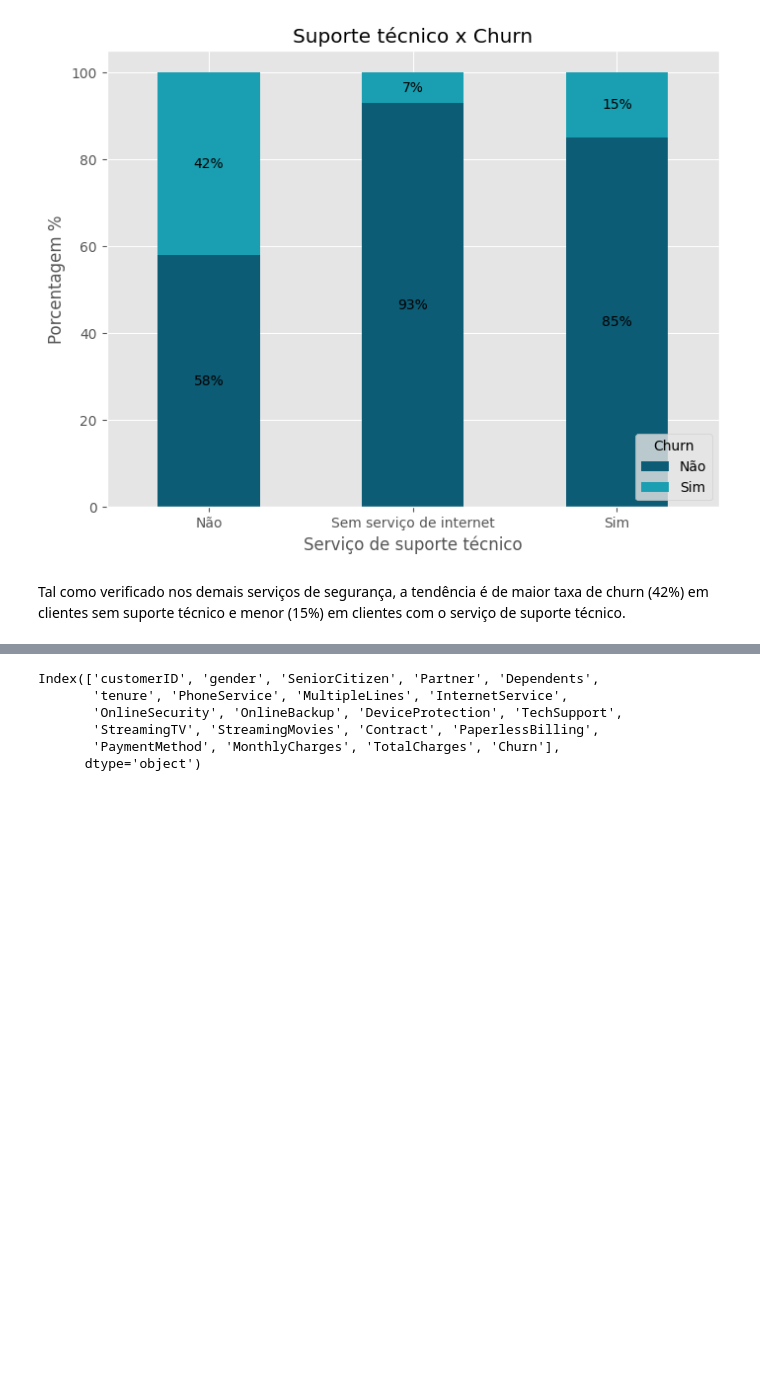
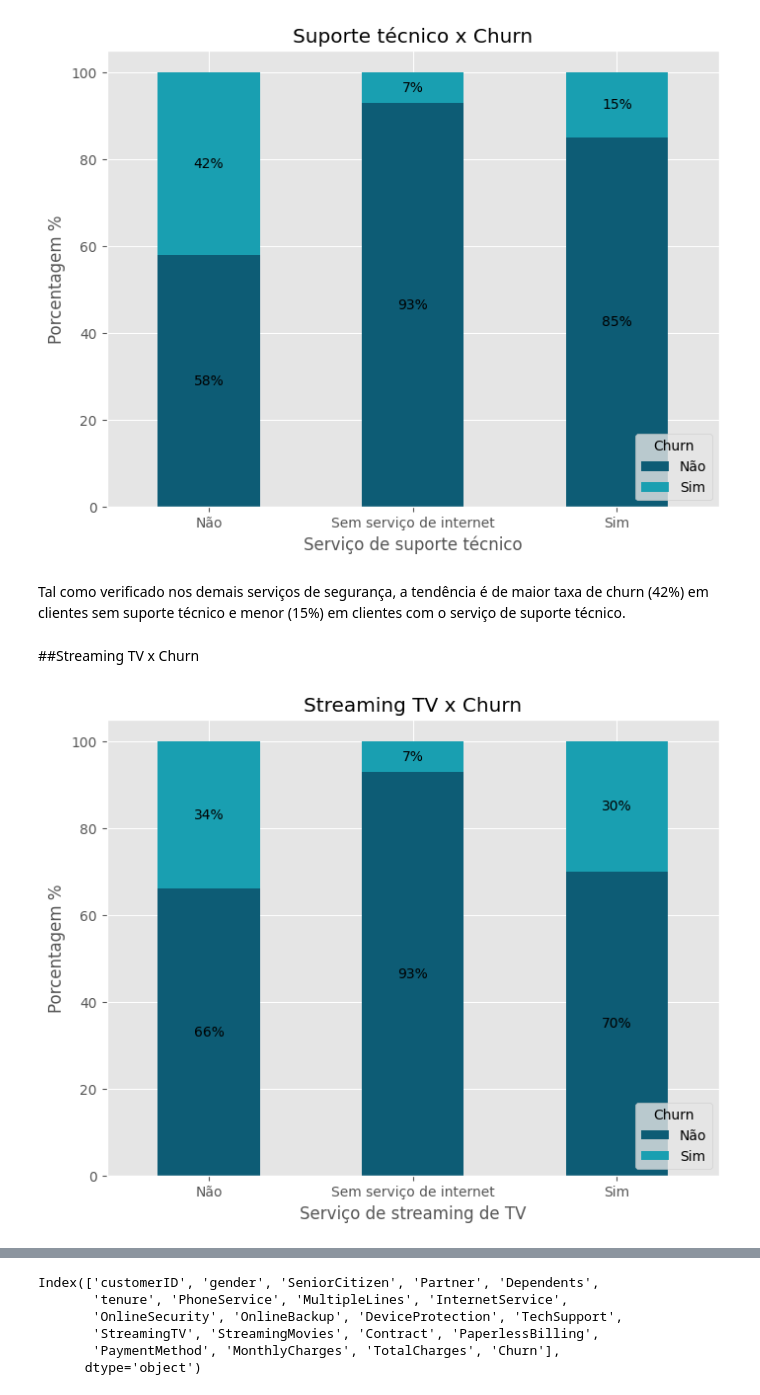
Before and after one commit to Aelsonlalves/Predi-o-com-python, a Jupyter notebook: Previsão_de_Churn_com_python.ipynb, the cells around one changed output, grey strips where cells are left out. Drawn from its saved outputs; the diff is of its cells as text; code cells hidden in the pictures; blank space fills up the shorter version.

```diff
--- a/Previsão_de_Churn_com_python.ipynb
+++ b/Previsão_de_Churn_com_python.ipynb
@@ -1918,3 +1918,23 @@ for c in bar_plot.containers:
 [figure]
 # %% [markdown]
 Tal como verificado nos demais serviços de segurança, a tendência é de maior taxa de churn (42%) em clientes sem  suporte técnico e menor (15%) em clientes com o serviço de suporte técnico.
+# %% [markdown]
+##Streaming TV x Churn
+# %%
+STV_churn = df.groupby("StreamingTV")["Churn"].value_counts(1).round(2).unstack()*100
+# %%
+bar_plot = STV_churn.plot(kind = 'bar',stacked = True,
+                              figsize = size, color = colors)
+
+#customizando
+plt.title("Streaming TV x Churn")
+plt.xlabel("Serviço de streaming de TV")
+plt.ylabel("Porcentagem %")
+plt.xticks(np.arange(3), ["Não", "Sem serviço de internet", "Sim"], rotation = 0)
+plt.legend(title = "Churn", labels = ["Não","Sim"], loc = 'lower right')
+
+for c in bar_plot.containers:
+  labels = [str(int(v.get_height().round(2)))+'%' for v in c]
+  plt.bar_label(c, labels = labels, label_type='center')
+# %% [output]
+[figure, added]
```
Also changed, not shown: parts of 8 cells of this notebook.
